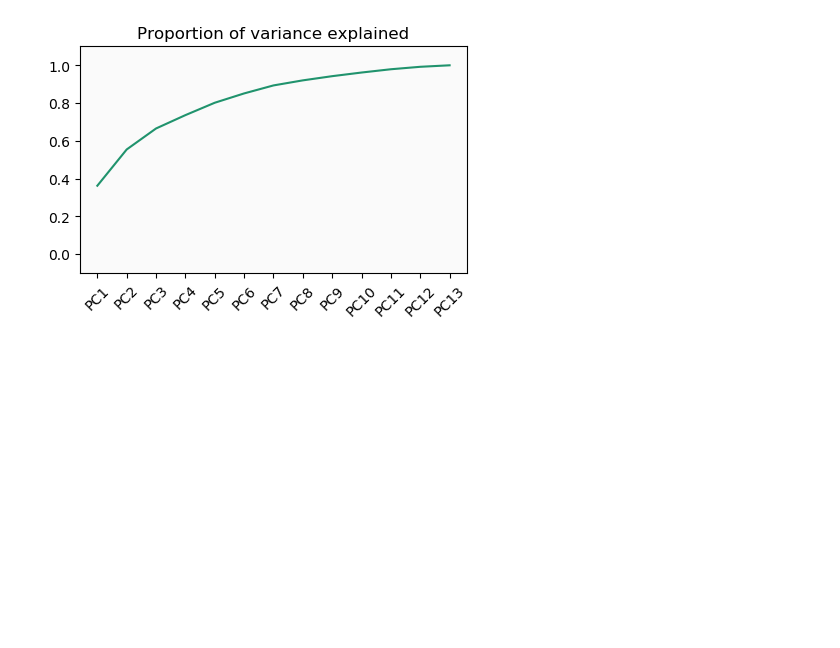
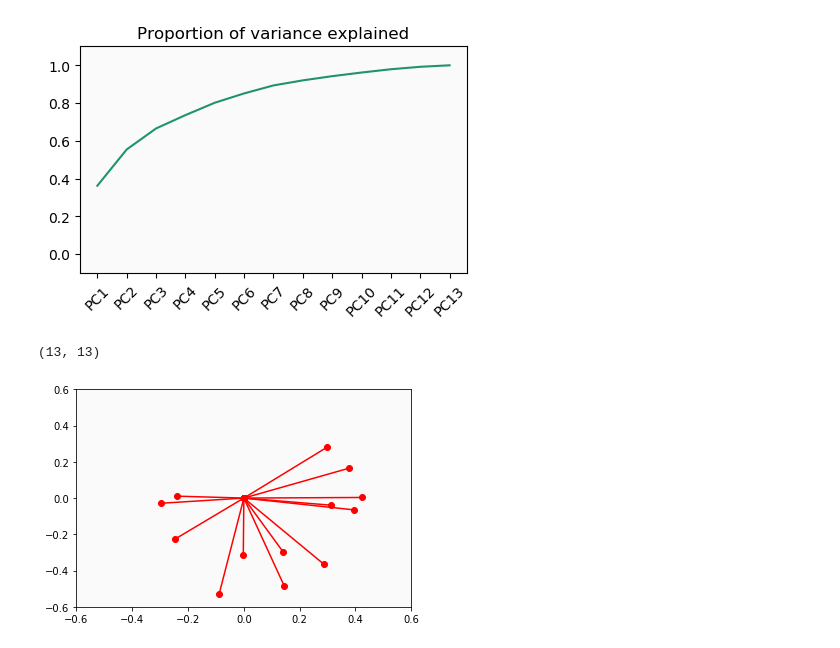
Before and after one commit to CiproFlo/playground, a Jupyter notebook: PCA on Wine.ipynb, the cells around one changed output. Cells and saved outputs as stored; diff of their text form; code cells hidden in the pictures; blank space fills up the shorter version.

```diff
--- a/PCA on Wine.ipynb
+++ b/PCA on Wine.ipynb
@@ -57,3 +57,16 @@ plt.ylim(-0.1,1.1)
 plt.show();
 # %% [output]
 [figure]
+# %%
+pca.components_.shape
+# %% [output]
+(13, 13)
+# %%
+plt.ylim(-0.6, 0.6)
+plt.xlim(-0.6, 0.6)
+
+plt.plot([np.zeros(len(pca.components_[0])), pca.components_[0]],
+         [np.zeros(len(pca.components_[1])), pca.components_[1]],
+         'r-o');
+# %% [output]
+[figure, added]
```
Also changed, not shown: parts of 1 cell of this notebook, 1 other file.
